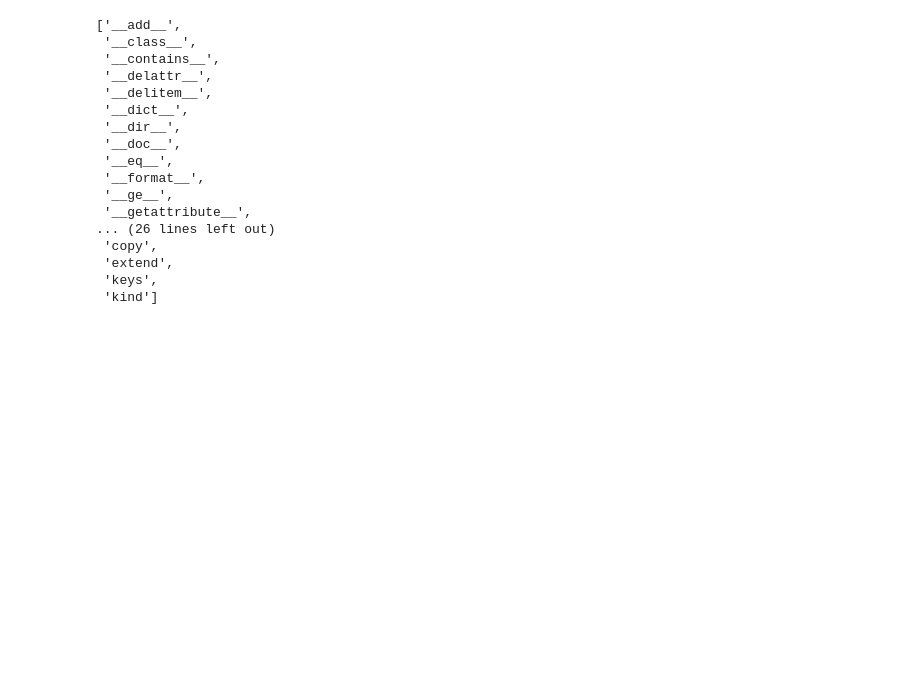
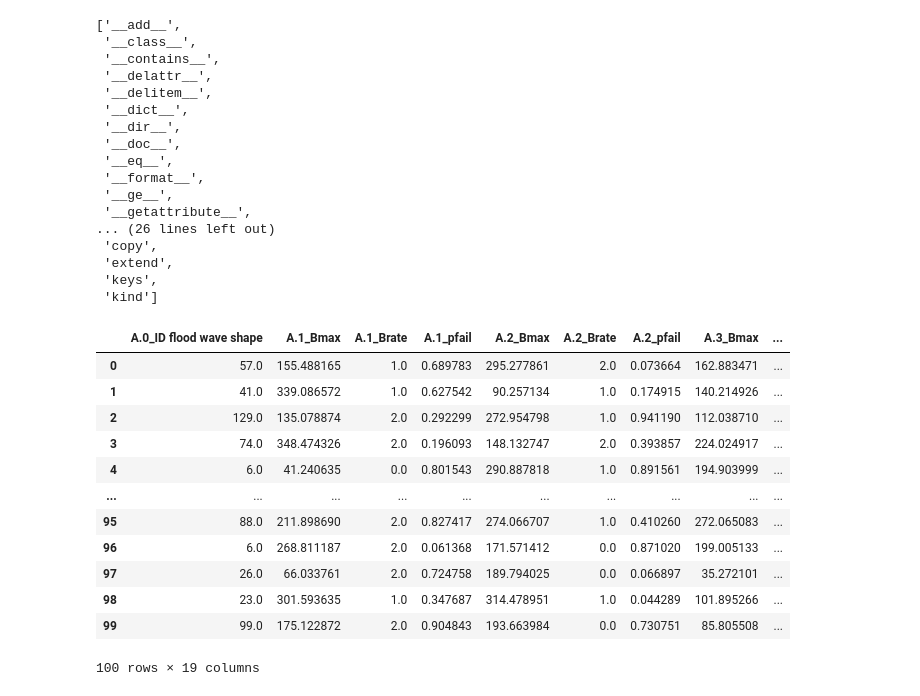
Before and after one commit to PancakeBun/epa141A_Labs_Group_Asians, a Jupyter notebook: final assignment/scenario_discovery.ipynb, the cells around one changed output. Drawn from its saved outputs; the diff is of its cells as text; code cells hidden in the pictures; blank space fills up the shorter version.

```diff
--- a/final assignment/scenario_discovery.ipynb
+++ b/final assignment/scenario_discovery.ipynb
@@ -630,3 +633,24 @@ dir(dike_model.uncertainties)
  'extend',
  'keys',
  'kind']
+# %%
+scen = pd.read_csv(os.path.join('experiment', 'scenarios(100_1000).csv'))
+pol = pd.read_csv(os.path.join('experiment', 'robust_policies(100_1000).csv'))
+
+# /Users/nhitran/Documents/TU_Delft/Q4/epa141A_final_assignment/epa141A_Labs_Group_Asians/final assignment/experiment/scenarios(100_1000).csv
+# %%
+scen
+# %% [output]
+|  | A.0_ID flood wave shape | A.1_Bmax | A.1_Brate | A.1_pfail | A.2_Bmax | A.2_Brate | A.2_pfail | A.3_Bmax | ... |
+| 0 | 57.0 | 155.488165 | 1.0 | 0.689783 | 295.277861 | 2.0 | 0.073664 | 162.883471 | ... |
+| 1 | 41.0 | 339.086572 | 1.0 | 0.627542 | 90.257134 | 1.0 | 0.174915 | 140.214926 | ... |
+| 2 | 129.0 | 135.078874 | 2.0 | 0.292299 | 272.954798 | 1.0 | 0.941190 | 112.038710 | ... |
+| 3 | 74.0 | 348.474326 | 2.0 | 0.196093 | 148.132747 | 2.0 | 0.393857 | 224.024917 | ... |
+| 4 | 6.0 | 41.240635 | 0.0 | 0.801543 | 290.887818 | 1.0 | 0.891561 | 194.903999 | ... |
+| ... | ... | ... | ... | ... | ... | ... | ... | ... | ... |
+| 95 | 88.0 | 211.898690 | 2.0 | 0.827417 | 274.066707 | 1.0 | 0.410260 | 272.065083 | ... |
+| 96 | 6.0 | 268.811187 | 2.0 | 0.061368 | 171.571412 | 0.0 | 0.871020 | 199.005133 | ... |
+| 97 | 26.0 | 66.033761 | 2.0 | 0.724758 | 189.794025 | 0.0 | 0.066897 | 35.272101 | ... |
+| 98 | 23.0 | 301.593635 | 1.0 | 0.347687 | 314.478951 | 1.0 | 0.044289 | 101.895266 | ... |
+| 99 | 99.0 | 175.122872 | 2.0 | 0.904843 | 193.663984 | 0.0 | 0.730751 | 85.805508 | ... |
+100 rows × 19 columns
```
Also changed, not shown: parts of 13 cells of this notebook, 4 other files.
